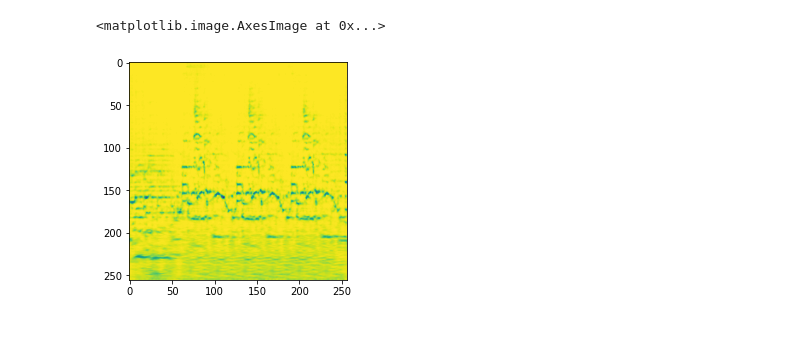
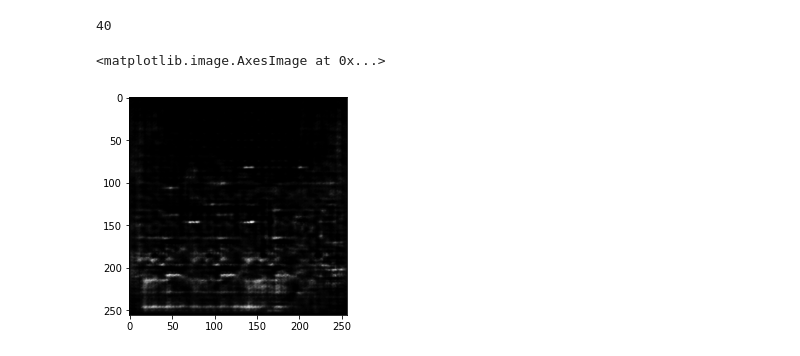
Before and after one commit to NGrech/aml-emote2pitch, a Jupyter notebook: eval.ipynb, the cells around one changed output. Saved outputs shown, nothing was run; the diff lists cells and outputs as text; code cells hidden in the pictures.

```diff
--- a/eval.ipynb
+++ b/eval.ipynb
@@ -6,7 +87,11 @@ import matplotlib.pyplot as plt
+# %%
+len(generated)
+# %% [output]
+40
 # %%
-_pth = os.path.join('mlruns', '0', 'b9a3e11dc0eb47a3a6a54216544d5c3f','artifacts', '105', 'angry-PrivateTest_10131363.jpg.npy')
+_pth = os.path.join('mlruns', '0', 'd7824e2af67f47cba2ab8a3cef65cab5','artifacts', '1', 'angry-PrivateTest_10131363.jpg.npy')
 x = np.load(_pth)
-plt.imshow(x[0][0])
+plt.imshow(x[0][0], cmap='binary')
 # %% [output]
 <matplotlib.image.AxesImage at 0x...>
-[figure, old version]
+[figure, new version]
```
Also changed, not shown: parts of 10 cells of this notebook.
